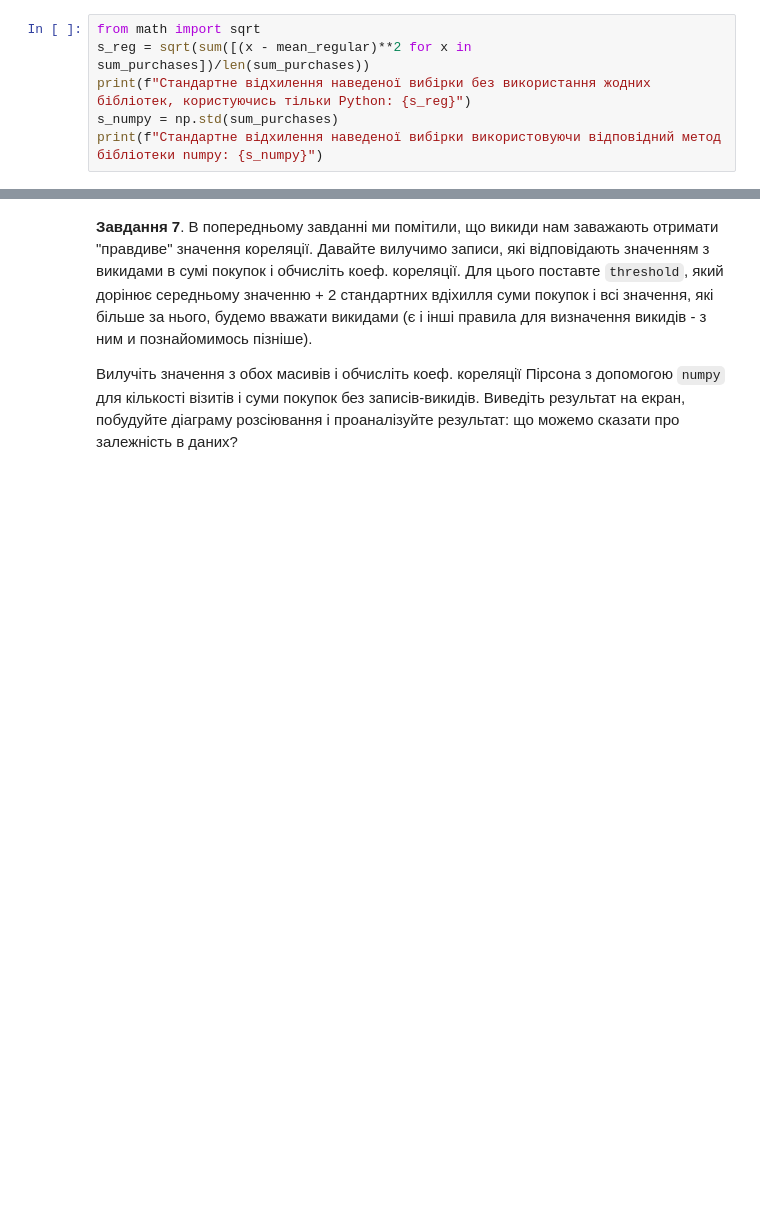
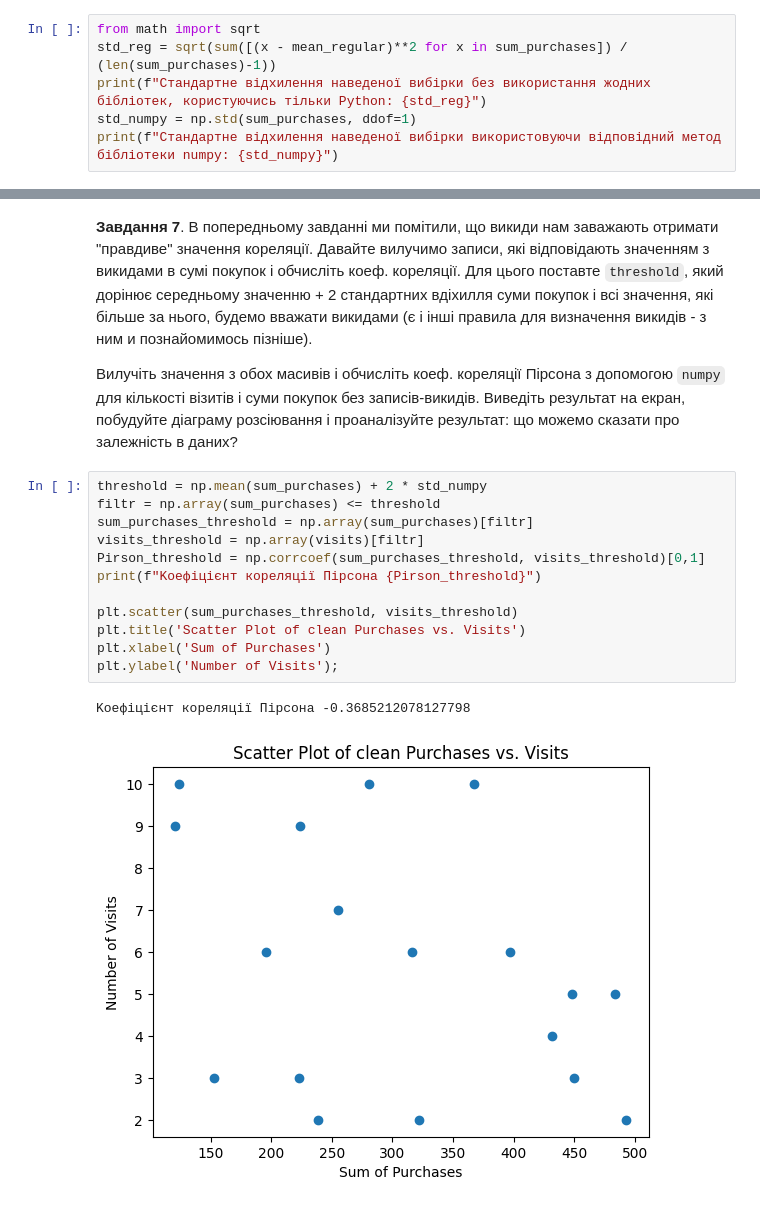
Before and after one commit to tarazevych/HW_for_Python, a Jupyter notebook: HW_1_1_Основи_статистики.ipynb, the cells around one changed output, grey strips where cells are left out. Drawn from its saved outputs; the diff is of its cells as text; blank space fills up the shorter version.

```diff
--- a/HW_1_1_Основи_статистики.ipynb
+++ b/HW_1_1_Основи_статистики.ipynb
@@ -66,8 +66,8 @@ print(f"Медіана, використовуючи відповідний ме
 Виведіть результат обчислень в кожному з випадків на екран.
 # %%
 from math import sqrt
-s_reg = sqrt(sum([(x - mean_regular)**2 for x in sum_purchases])/len(sum_purchases))
-print(f"Cтандартне відхилення наведеної вибірки без використання жодних бібліотек, користуючись тільки Python: {s_reg}")
-s_numpy = np.std(sum_purchases)
-print(f"Cтандартне відхилення наведеної вибірки використовуючи відповідний метод бібліотеки numpy: {s_numpy}")
+std_reg = sqrt(sum([(x - mean_regular)**2 for x in sum_purchases]) / (len(sum_purchases)-1))
+print(f"Cтандартне відхилення наведеної вибірки без використання жодних бібліотек, користуючись тільки Python: {std_reg}")
+std_numpy = np.std(sum_purchases, ddof=1)
+print(f"Cтандартне відхилення наведеної вибірки використовуючи відповідний метод бібліотеки numpy: {std_numpy}")
 # %% [output]
@@ -118,3 +130,18 @@ plt.ylabel('Number of Visits');
 **Завдання 7**. В попередньому завданні ми помітили, що викиди нам заважають отримати "правдиве" значення кореляції. Давайте вилучимо записи, які відповідають значенням з викидами в сумі покупок і обчисліть коеф. кореляції. Для цього поставте `threshold`, який дорінює середньому значенню + 2 стандартних вдіхилля суми покупок і всі значення, які більше за нього, будемо вважати викидами (є і інші правила для визначення викидів - з ним и познайомимось пізніше).
 
 Вилучіть значення з обох масивів і обчисліть коеф. кореляції Пірсона з допомогою `numpy` для кількості візитів і суми покупок без записів-викидів. Виведіть результат на екран, побудуйте діаграму розсіювання і проаналізуйте результат: що можемо сказати про залежність в даних?
+# %%
+threshold = np.mean(sum_purchases) + 2 * std_numpy
+filtr = np.array(sum_purchases) <= threshold
+sum_purchases_threshold = np.array(sum_purchases)[filtr]
+visits_threshold = np.array(visits)[filtr]
+Pirson_threshold = np.corrcoef(sum_purchases_threshold, visits_threshold)[0,1]
+print(f"Kоефіцієнт кореляції Пірсона {Pirson_threshold}")
+
+plt.scatter(sum_purchases_threshold, visits_threshold)
+plt.title('Scatter Plot of clean Purchases vs. Visits')
+plt.xlabel('Sum of Purchases')
+plt.ylabel('Number of Visits');
+# %% [output]
+Kоефіцієнт кореляції Пірсона -0.3685212078127798
+[figure, added]
```
Also changed, not shown: parts of 4 cells of this notebook.
